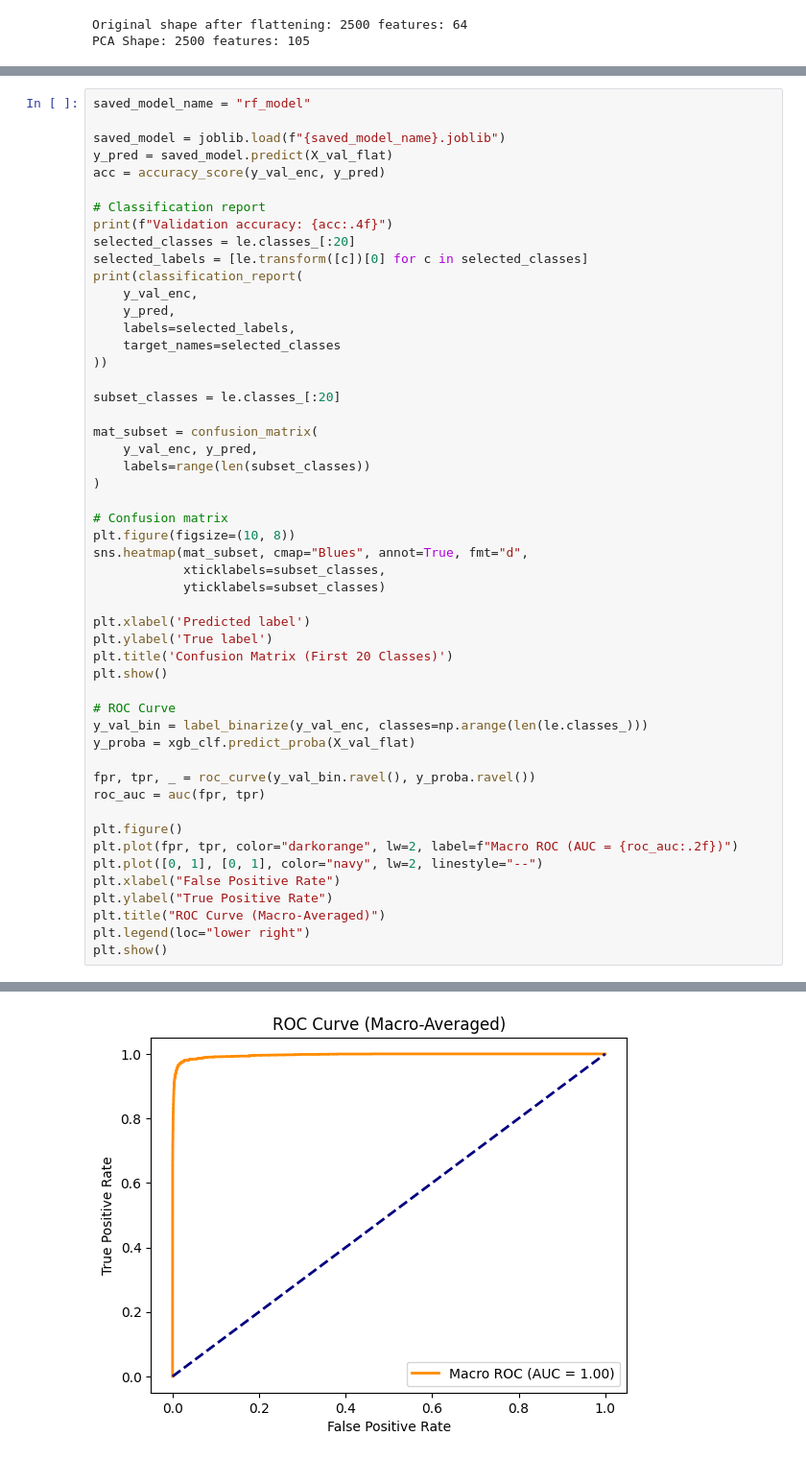
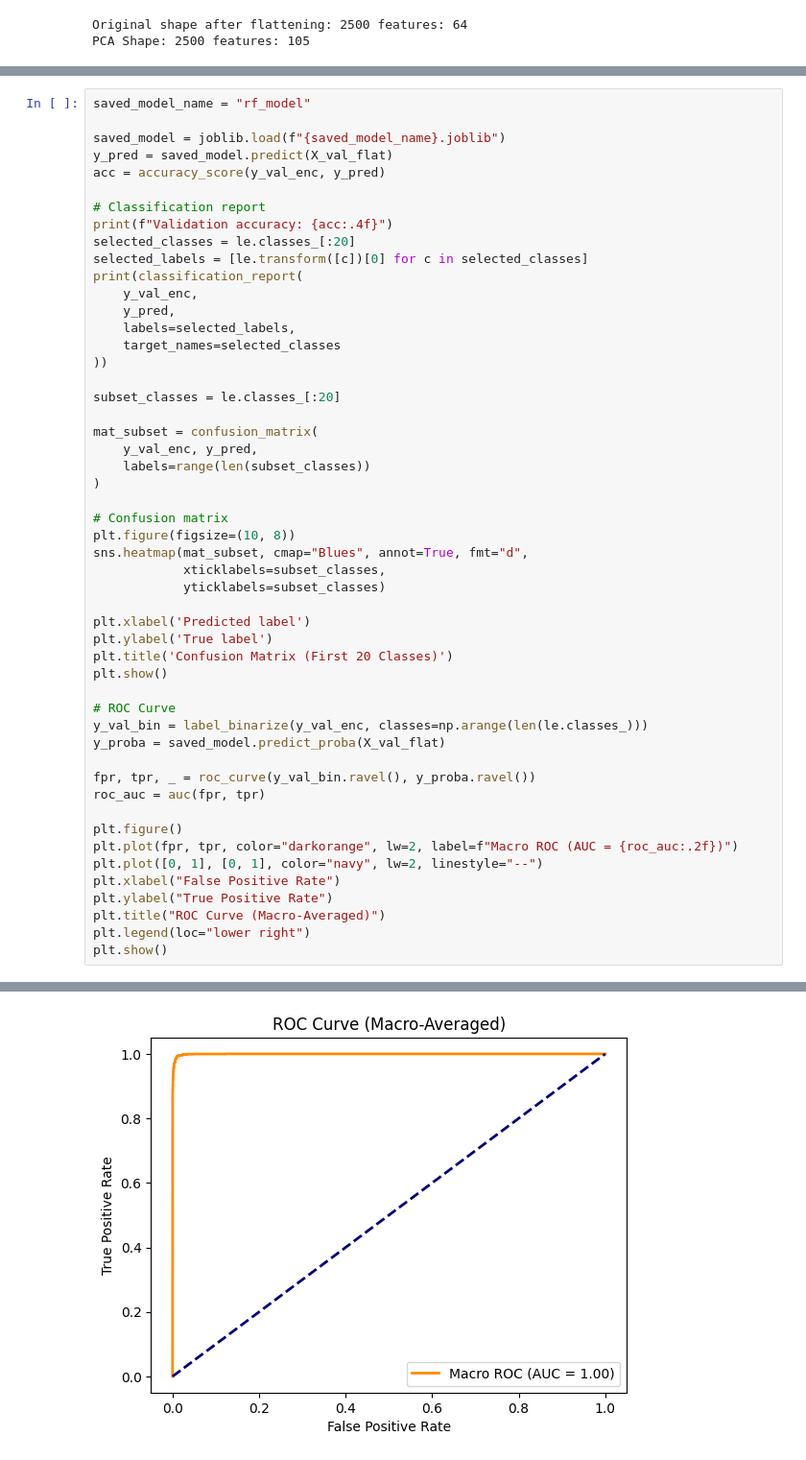
Before and after one commit to AnthonyBebek/Fruit-Classification, a Jupyter notebook: u3283999-A2-3.ipynb, the cells around one changed output, grey strips where cells are left out. Shown at 96% size. Drawn from its saved outputs; the diff is of its cells as text.

```diff
--- a/u3283999-A2-3.ipynb
+++ b/u3283999-A2-3.ipynb
@@ -606,36 +536,36 @@ plt.show()
 
 # ROC Curve
 y_val_bin = label_binarize(y_val_enc, classes=np.arange(len(le.classes_)))
-y_proba = xgb_clf.predict_proba(X_val_flat)
+y_proba = saved_model.predict_proba(X_val_flat)
 
 fpr, tpr, _ = roc_curve(y_val_bin.ravel(), y_proba.ravel())
 roc_auc = auc(fpr, tpr)
 
 plt.figure()
 plt.plot(fpr, tpr, color="darkorange", lw=2, label=f"Macro ROC (AUC = {roc_auc:.2f})")
 plt.plot([0, 1], [0, 1], color="navy", lw=2, linestyle="--")
 plt.xlabel("False Positive Rate")
 plt.ylabel("True Positive Rate")
 plt.title("ROC Curve (Macro-Averaged)")
 plt.legend(loc="lower right")
 plt.show()
 # %% [output]
 Validation accuracy: 0.9464
                       precision    recall  f1-score   support
 
             Apple 14       0.94      1.00      0.97        50
              Apple 5       0.98      1.00      0.99        50
       Apple Golden 1       0.80      0.88      0.84        50
   Apple Red Yellow 1       1.00      0.62      0.77        50
   Apple Red Yellow 2       1.00      1.00      1.00        50
       Avocado ripe 1       1.00      1.00      1.00        50
             Banana 4       0.98      1.00      0.99        50
 Banana Lady Finger 1       1.00      0.68      0.81        50
              Beans 1       1.00      1.00      1.00        50
 ... (11 lines left out)
 
            micro avg       0.94      0.95      0.94      1000
            macro avg       0.94      0.95      0.94      1000
         weighted avg       0.94      0.95      0.94      1000
 [figure]
-[figure, old version]
+[figure, new version]
```
Also changed, not shown: parts of 10 cells of this notebook.
